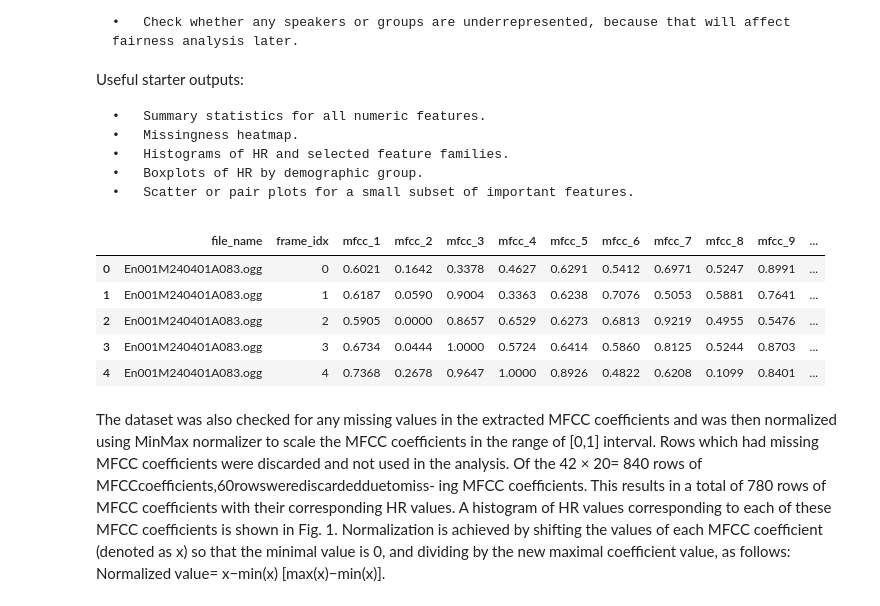
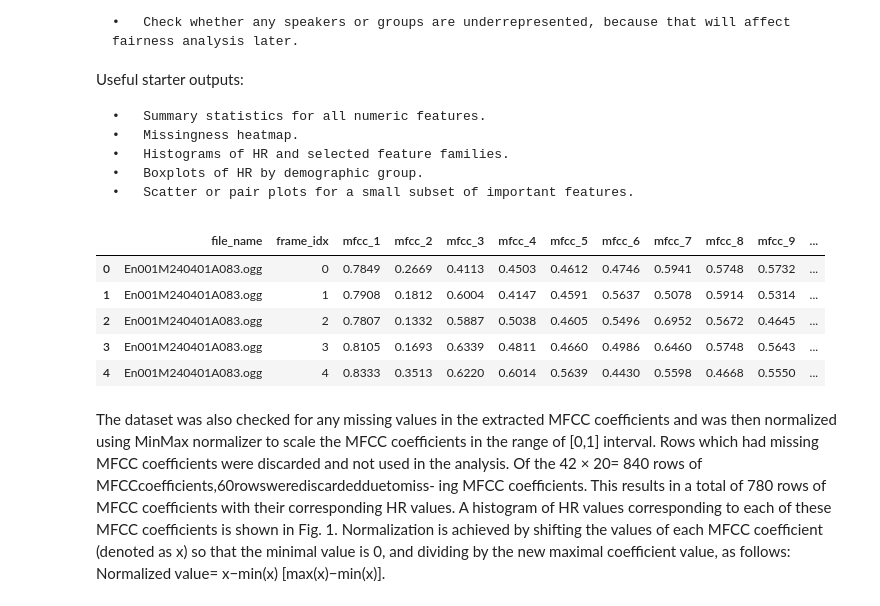
Before and after one commit to PMichniewska/Bachelor-s-Thesis-Project, a Jupyter notebook: Implementation/Coding Pipeline.ipynb, the cells around one changed output. Saved outputs shown, nothing was run; the diff lists cells and outputs as text; code cells hidden in the pictures.

```diff
--- a/Implementation/Coding Pipeline.ipynb
+++ b/Implementation/Coding Pipeline.ipynb
@@ -33,17 +33,17 @@ Useful starter outputs:
 # %%
 import pandas as pd
 
-df = pd.read_parquet("/Users/patrycjamichniewska/Uni/Year 3/Thesis_local/final_dataset_normalised.parquet")
+df = pd.read_parquet("/Users/patrycjamichniewska/Uni/Year 3/Thesis_local/data/stage_4_normalised.parquet")
 #metadata_df = pd.read_csv("tesdhe_metadata.csv")
 
 df.head()
 # %% [output]
 |  | file_name | frame_idx | mfcc_1 | mfcc_2 | mfcc_3 | mfcc_4 | mfcc_5 | mfcc_6 | mfcc_7 | mfcc_8 | mfcc_9 | ... |
-| 0 | En001M240401A083.ogg | 0 | 0.6021 | 0.1642 | 0.3378 | 0.4627 | 0.6291 | 0.5412 | 0.6971 | 0.5247 | 0.8991 | ... |
-| 1 | En001M240401A083.ogg | 1 | 0.6187 | 0.0590 | 0.9004 | 0.3363 | 0.6238 | 0.7076 | 0.5053 | 0.5881 | 0.7641 | ... |
-| 2 | En001M240401A083.ogg | 2 | 0.5905 | 0.0000 | 0.8657 | 0.6529 | 0.6273 | 0.6813 | 0.9219 | 0.4955 | 0.5476 | ... |
-| 3 | En001M240401A083.ogg | 3 | 0.6734 | 0.0444 | 1.0000 | 0.5724 | 0.6414 | 0.5860 | 0.8125 | 0.5244 | 0.8703 | ... |
-| 4 | En001M240401A083.ogg | 4 | 0.7368 | 0.2678 | 0.9647 | 1.0000 | 0.8926 | 0.4822 | 0.6208 | 0.1099 | 0.8401 | ... |
+| 0 | En001M240401A083.ogg | 0 | 0.7849 | 0.2669 | 0.4113 | 0.4503 | 0.4612 | 0.4746 | 0.5941 | 0.5748 | 0.5732 | ... |
+| 1 | En001M240401A083.ogg | 1 | 0.7908 | 0.1812 | 0.6004 | 0.4147 | 0.4591 | 0.5637 | 0.5078 | 0.5914 | 0.5314 | ... |
+| 2 | En001M240401A083.ogg | 2 | 0.7807 | 0.1332 | 0.5887 | 0.5038 | 0.4605 | 0.5496 | 0.6952 | 0.5672 | 0.4645 | ... |
+| 3 | En001M240401A083.ogg | 3 | 0.8105 | 0.1693 | 0.6339 | 0.4811 | 0.4660 | 0.4986 | 0.6460 | 0.5748 | 0.5643 | ... |
+| 4 | En001M240401A083.ogg | 4 | 0.8333 | 0.3513 | 0.6220 | 0.6014 | 0.5639 | 0.4430 | 0.5598 | 0.4668 | 0.5550 | ... |
 # %% [markdown]
 The dataset was also checked for any missing values
 in the extracted MFCC coeﬃcients and was then normalized using MinMax normalizer to scale the MFCC
```
Also changed, not shown: parts of 13 cells of this notebook, 1 other file.
